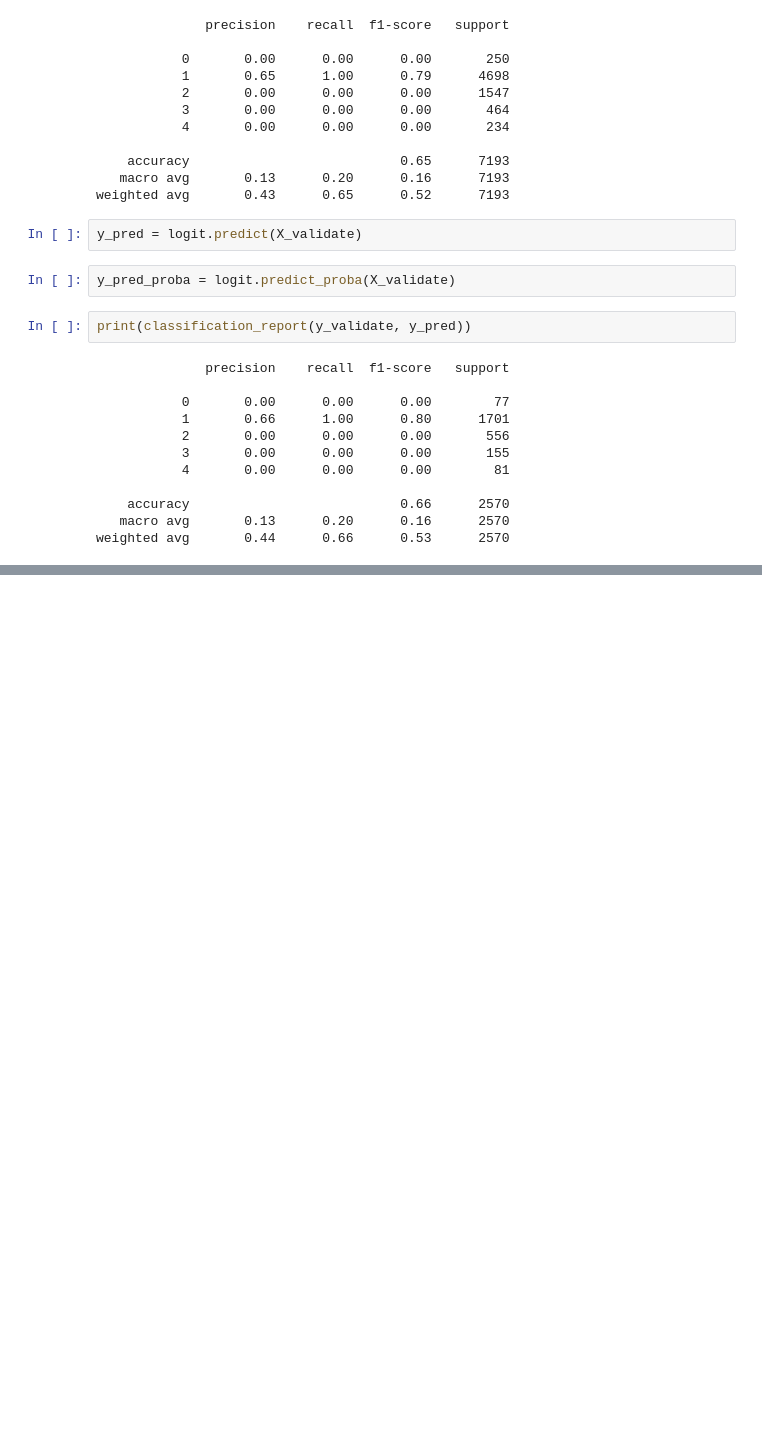
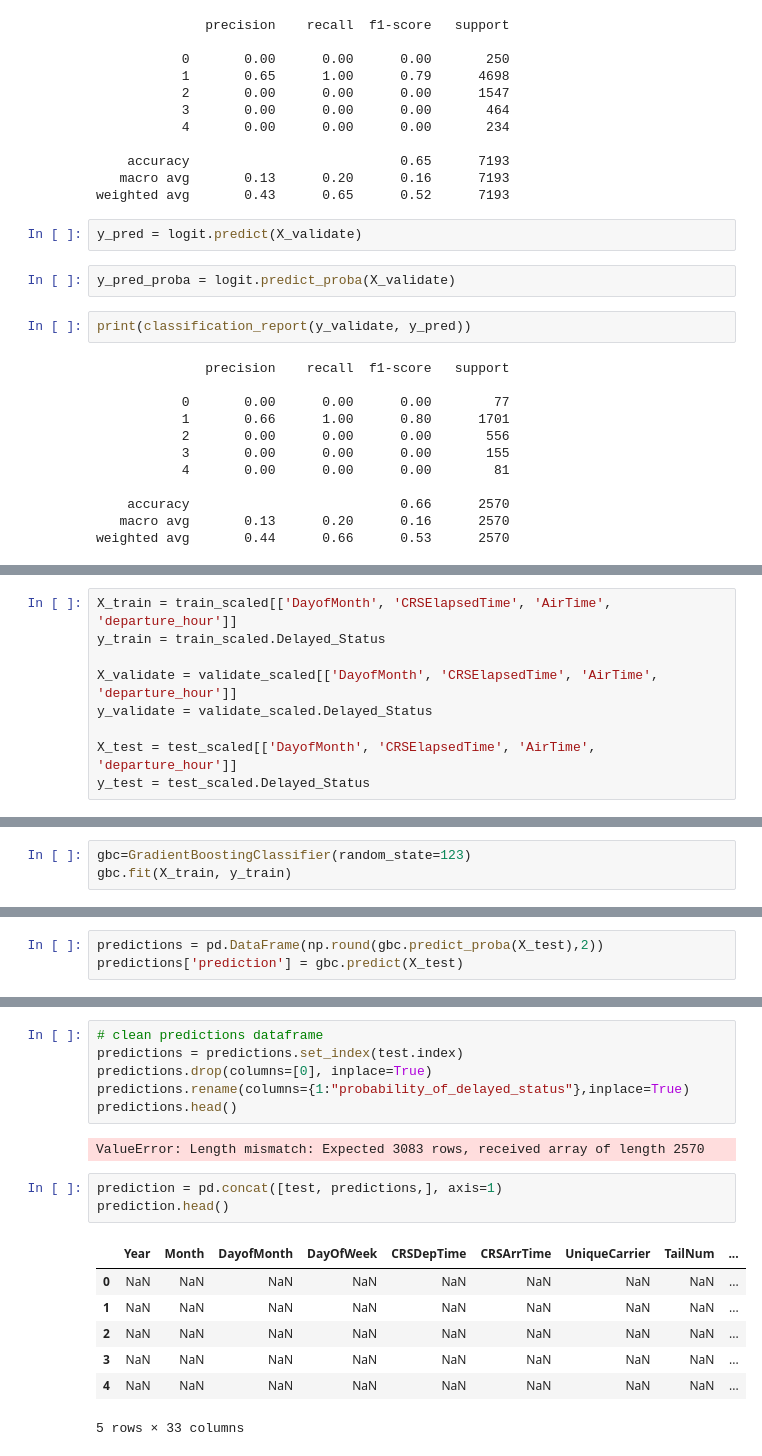
Before and after one commit to lochlynlaskowski/Airline_delays, a Jupyter notebook: Airline delays - FINAL.ipynb, the cells around one changed output, grey strips where cells are left out. Cells and saved outputs as stored; diff of their text form; blank space fills up the shorter version.

```diff
--- a/Airline delays - FINAL.ipynb
+++ b/Airline delays - FINAL.ipynb
@@ -906,0 +954,9 @@ Based of the 2008 flight data, consumers can expect to be delayed 15-59 minutes
+# %%
+X_train = train_scaled[['DayofMonth', 'CRSElapsedTime', 'AirTime', 'departure_hour']]
+y_train = train_scaled.Delayed_Status
+
+X_validate = validate_scaled[['DayofMonth', 'CRSElapsedTime', 'AirTime', 'departure_hour']]
+y_validate = validate_scaled.Delayed_Status
+
+X_test = test_scaled[['DayofMonth', 'CRSElapsedTime', 'AirTime', 'departure_hour']]
+y_test = test_scaled.Delayed_Status
@@ -906,0 +1049,3 @@ Based of the 2008 flight data, consumers can expect to be delayed 15-59 minutes
+# %%
+gbc=GradientBoostingClassifier(random_state=123)
+gbc.fit(X_train, y_train)
@@ -906,0 +1126,3 @@ Based of the 2008 flight data, consumers can expect to be delayed 15-59 minutes
+# %%
+predictions = pd.DataFrame(np.round(gbc.predict_proba(X_test),2))
+predictions['prediction'] = gbc.predict(X_test)
@@ -906,0 +1138,19 @@ Based of the 2008 flight data, consumers can expect to be delayed 15-59 minutes
+# %%
+# clean predictions dataframe
+predictions = predictions.set_index(test.index)
+predictions.drop(columns=[0], inplace=True)
+predictions.rename(columns={1:"probability_of_delayed_status"},inplace=True)
+predictions.head()
+# %% [output]
+ValueError: Length mismatch: Expected 3083 rows, received array of length 2570
+# %%
+prediction = pd.concat([test, predictions,], axis=1)
+prediction.head()
+# %% [output]
+|  | Year | Month | DayofMonth | DayOfWeek | CRSDepTime | CRSArrTime | UniqueCarrier | TailNum | ... |
+| 0 | NaN | NaN | NaN | NaN | NaN | NaN | NaN | NaN | ... |
+| 1 | NaN | NaN | NaN | NaN | NaN | NaN | NaN | NaN | ... |
+| 2 | NaN | NaN | NaN | NaN | NaN | NaN | NaN | NaN | ... |
+| 3 | NaN | NaN | NaN | NaN | NaN | NaN | NaN | NaN | ... |
+| 4 | NaN | NaN | NaN | NaN | NaN | NaN | NaN | NaN | ... |
+5 rows × 33 columns
```
Also changed, not shown: parts of 90 cells of this notebook, 2 other files.
